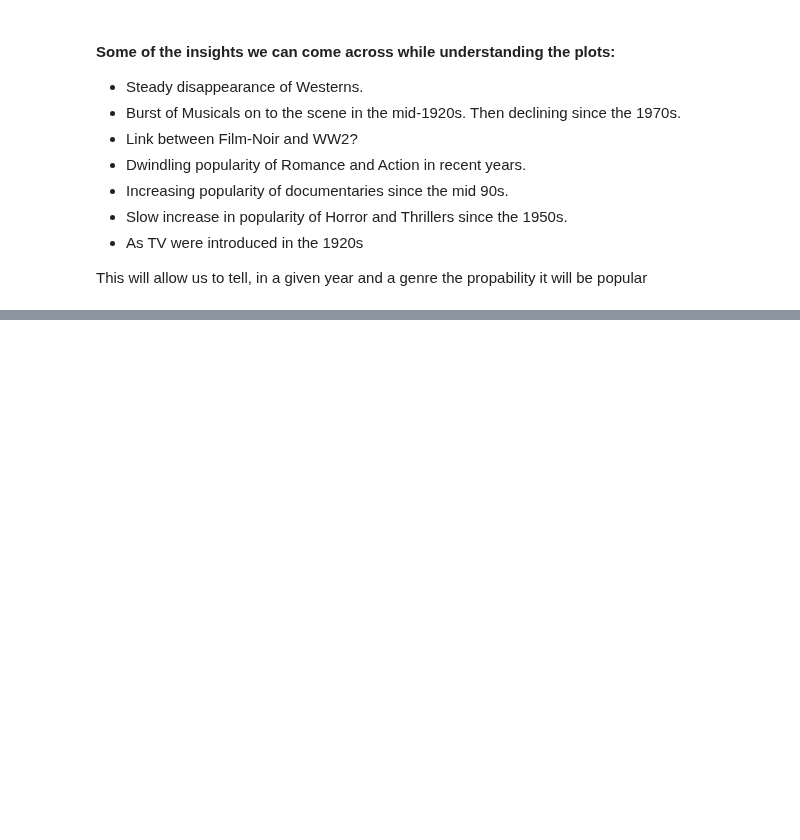
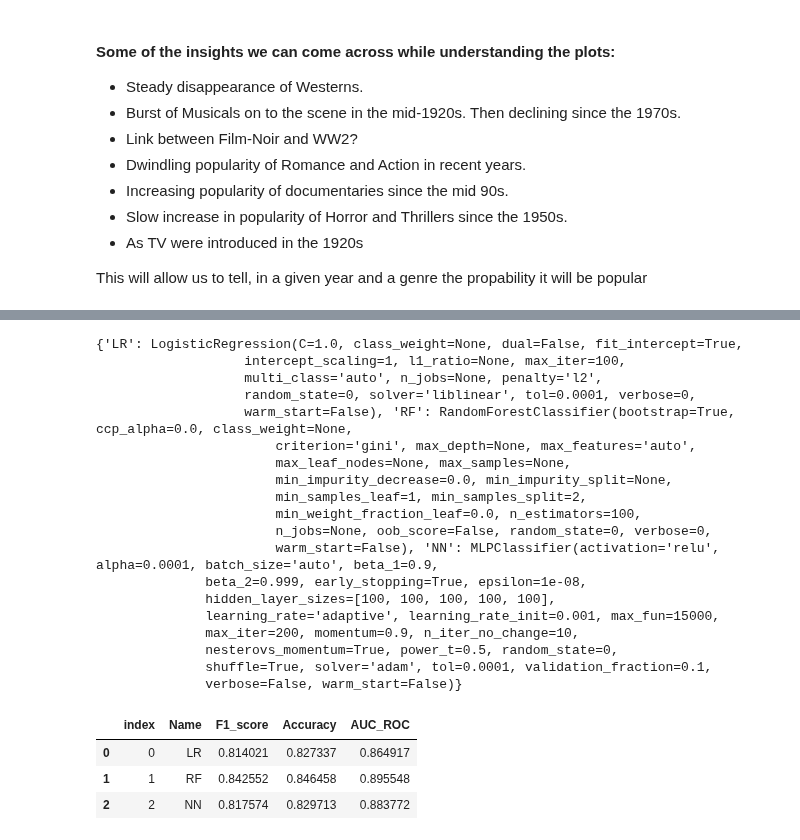
Before and after one commit to ronka/movie-recommendation-notebook, a Jupyter notebook: final_project.ipynb, the cells around one changed output, grey strips where cells are left out. Cells and saved outputs as stored; diff of their text form; code cells hidden in the pictures; blank space fills up the shorter version.

```diff
--- a/final_project.ipynb
+++ b/final_project.ipynb
@@ -216,0 +306,50 @@ This will allow us to tell, in a given year and a genre the propability it will
+# %%
+Xs = movies_data_df.drop('recommended',axis=1)
+y = movies_data_df['recommended']
+X_train,X_test,y_train,y_test = train_test_split(Xs,y,test_size=0.20,random_state=0)
+X_train.shape,X_test.shape
+
+
+ML_models = {}
+model_index = ['LR','RF','NN']
+model_sklearn = [LogisticRegression(solver='liblinear',random_state=0),
+                 RandomForestClassifier(n_estimators=100,random_state=0),
+                 MLPClassifier([100]*5,early_stopping=True,learning_rate='adaptive',random_state=0)]
+
+model_summary = []
+
+for name,model in zip(model_index,model_sklearn):
+    ML_models[name] = model.fit(X_train,y_train)
+    preds = model.predict(X_test)
+    model_summary.append([name,f1_score(y_test,preds,average='weighted'),accuracy_score(y_test,preds),
+                          roc_auc_score(y_test,model.predict_proba(X_test)[:,1]),])\
+
+print(ML_models)
+
+model_summary = pd.DataFrame(model_summary,columns=['Name','F1_score','Accuracy','AUC_ROC'])
+model_summary = model_summary.reset_index()
+display(model_summary)
+# %% [output]
+{'LR': LogisticRegression(C=1.0, class_weight=None, dual=False, fit_intercept=True,
+                   intercept_scaling=1, l1_ratio=None, max_iter=100,
+                   multi_class='auto', n_jobs=None, penalty='l2',
+                   random_state=0, solver='liblinear', tol=0.0001, verbose=0,
+                   warm_start=False), 'RF': RandomForestClassifier(bootstrap=True, ccp_alpha=0.0, class_weight=None,
+                       criterion='gini', max_depth=None, max_features='auto',
+                       max_leaf_nodes=None, max_samples=None,
+                       min_impurity_decrease=0.0, min_impurity_split=None,
+                       min_samples_leaf=1, min_samples_split=2,
+                       min_weight_fraction_leaf=0.0, n_estimators=100,
+                       n_jobs=None, oob_score=False, random_state=0, verbose=0,
+                       warm_start=False), 'NN': MLPClassifier(activation='relu', alpha=0.0001, batch_size='auto', beta_1=0.9,
+              beta_2=0.999, early_stopping=True, epsilon=1e-08,
+              hidden_layer_sizes=[100, 100, 100, 100, 100],
+              learning_rate='adaptive', learning_rate_init=0.001, max_fun=15000,
+              max_iter=200, momentum=0.9, n_iter_no_change=10,
+              nesterovs_momentum=True, power_t=0.5, random_state=0,
+              shuffle=True, solver='adam', tol=0.0001, validation_fraction=0.1,
+              verbose=False, warm_start=False)}
+|  | index | Name | F1_score | Accuracy | AUC_ROC |
+| 0 | 0 | LR | 0.814021 | 0.827337 | 0.864917 |
+| 1 | 1 | RF | 0.842552 | 0.846458 | 0.895548 |
+| 2 | 2 | NN | 0.817574 | 0.829713 | 0.883772 |
```
Also changed, not shown: parts of 19 cells of this notebook, 1 other file.
